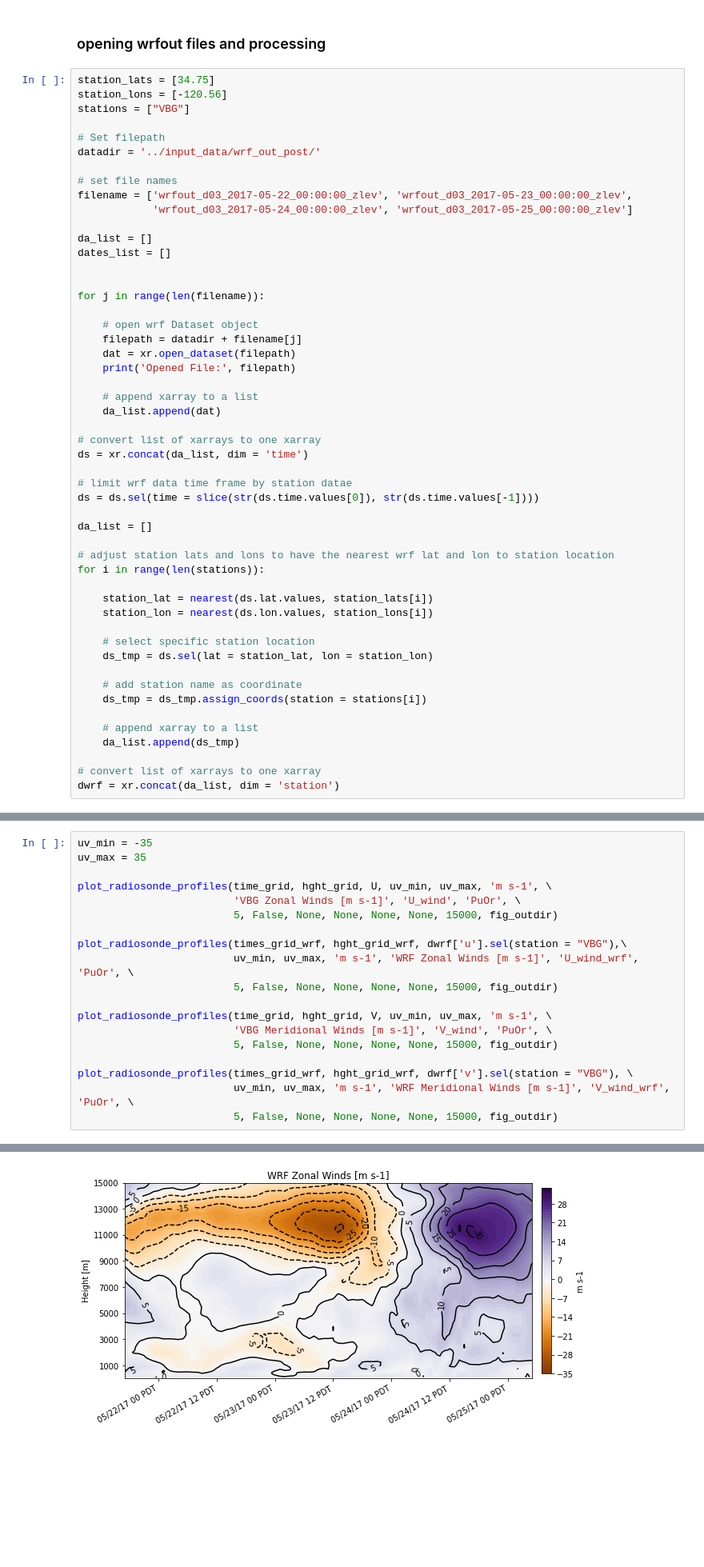
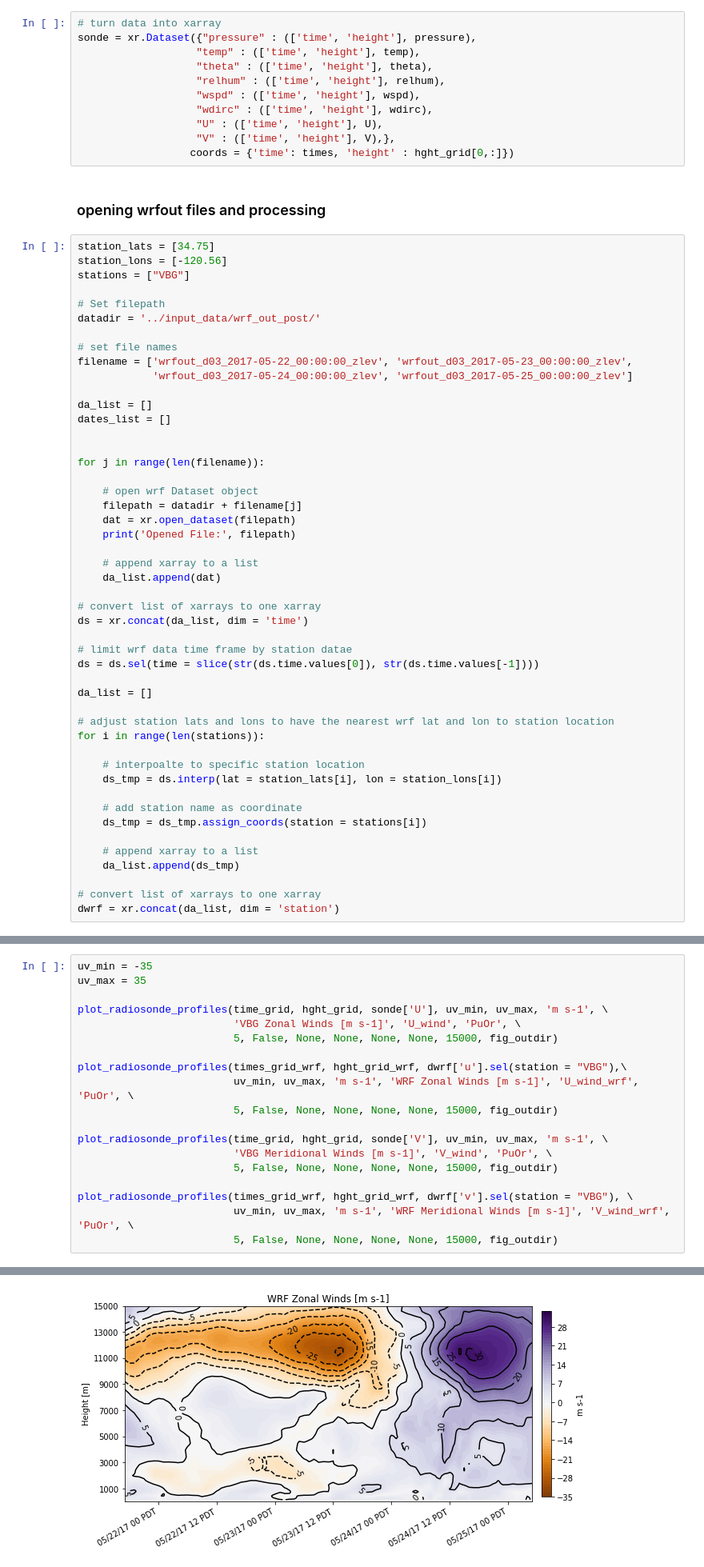
Before and after one commit to mmcoello/spring_2021, a Jupyter notebook: geog_288cj/plotting/analysis/radiosonde_time_profiles.ipynb, the cells around one changed output, grey strips where cells are left out. Shown at 80% size. Saved outputs shown, nothing was run; the diff lists cells and outputs as text; blank space fills up the shorter version.

Commit message:
made the radiosonde file interpolate to station instead of chooseing the closest

```diff
--- a/geog_288cj/plotting/analysis/radiosonde_time_profiles.ipynb
+++ b/geog_288cj/plotting/analysis/radiosonde_time_profiles.ipynb
@@ -231,6 +231,17 @@ wdirc = xsect.sel(vars = 'DRCT').values * units('degrees')
 U, V = mpcalc.wind_components(wspd, wdirc)
 U = U * units('knots').to(units('m/s'))
 V = V * units('knots').to(units('m/s'))
+# %%
+# turn data into xarray
+sonde = xr.Dataset({"pressure" : (['time', 'height'], pressure),
+                   "temp" : (['time', 'height'], temp),
+                   "theta" : (['time', 'height'], theta),
+                   "relhum" : (['time', 'height'], relhum),
+                   "wspd" : (['time', 'height'], wspd),
+                   "wdirc" : (['time', 'height'], wdirc),
+                   "U" : (['time', 'height'], U),
+                   "V" : (['time', 'height'], V),},
+                  coords = {'time': times, 'height' : hght_grid[0,:]})
 # %% [markdown]
 ### opening wrfout files and processing
 # %%
@@ -270,11 +281,8 @@ da_list = []
 # adjust station lats and lons to have the nearest wrf lat and lon to station location
 for i in range(len(stations)):
 
-    station_lat = nearest(ds.lat.values, station_lats[i])
-    station_lon = nearest(ds.lon.values, station_lons[i])
-
-    # select specific station location
-    ds_tmp = ds.sel(lat = station_lat, lon = station_lon)
+    # interpoalte to specific station location
+    ds_tmp = ds.interp(lat = station_lats[i], lon = station_lons[i])
 
     # add station name as coordinate
     ds_tmp = ds_tmp.assign_coords(station = stations[i])
@@ -326,26 +336,26 @@ File saved as: /home/sbarc/students/coello/repos/classes/spring_2021/geog_288cj/
 # %%
 uv_min = -35
 uv_max = 35
 
-plot_radiosonde_profiles(time_grid, hght_grid, U, uv_min, uv_max, 'm s-1', \
+plot_radiosonde_profiles(time_grid, hght_grid, sonde['U'], uv_min, uv_max, 'm s-1', \
                          'VBG Zonal Winds [m s-1]', 'U_wind', 'PuOr', \
                          5, False, None, None, None, None, 15000, fig_outdir)
 
 plot_radiosonde_profiles(times_grid_wrf, hght_grid_wrf, dwrf['u'].sel(station = "VBG"),\
                          uv_min, uv_max, 'm s-1', 'WRF Zonal Winds [m s-1]', 'U_wind_wrf', 'PuOr', \
                          5, False, None, None, None, None, 15000, fig_outdir)
 
-plot_radiosonde_profiles(time_grid, hght_grid, V, uv_min, uv_max, 'm s-1', \
+plot_radiosonde_profiles(time_grid, hght_grid, sonde['V'], uv_min, uv_max, 'm s-1', \
                          'VBG Meridional Winds [m s-1]', 'V_wind', 'PuOr', \
                          5, False, None, None, None, None, 15000, fig_outdir)
 
 plot_radiosonde_profiles(times_grid_wrf, hght_grid_wrf, dwrf['v'].sel(station = "VBG"), \
                          uv_min, uv_max, 'm s-1', 'WRF Meridional Winds [m s-1]', 'V_wind_wrf', 'PuOr', \
                          5, False, None, None, None, None, 15000, fig_outdir)
 # %% [output]
 [figure]
 File saved as: /home/sbarc/students/coello/repos/classes/spring_2021/geog_288cj/plotting/outputs/figures/U_wind_radiosonde_time_profiles_2017_05_21_17_00_to_2017_05_25_05_00.png
-[figure, old version]
+[figure, new version]
 File saved as: /home/sbarc/students/coello/repos/classes/spring_2021/geog_288cj/plotting/outputs/figures/U_wind_wrf_radiosonde_time_profiles_2017_05_21_17_00_to_2017_05_25_05_00.png
 [figure]
 File saved as: /home/sbarc/students/coello/repos/classes/spring_2021/geog_288cj/plotting/outputs/figures/V_wind_radiosonde_time_profiles_2017_05_21_17_00_to_2017_05_25_05_00.png
```
Also changed, not shown: parts of 5 cells of this notebook, 14 other files.
